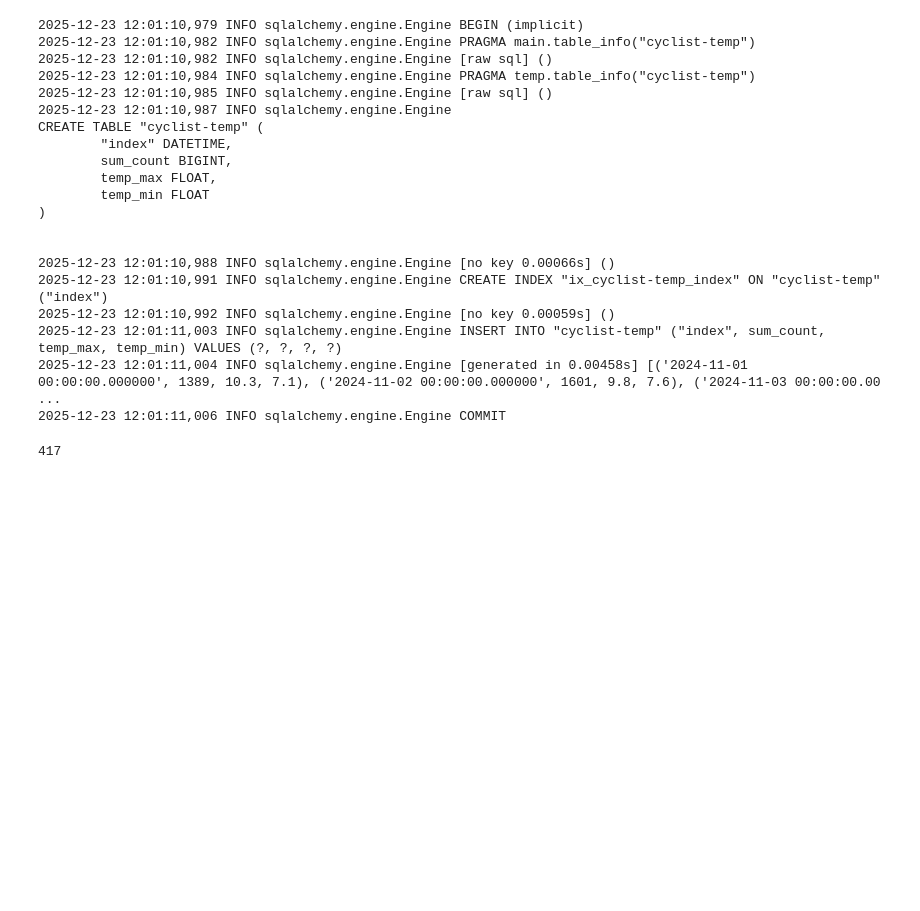
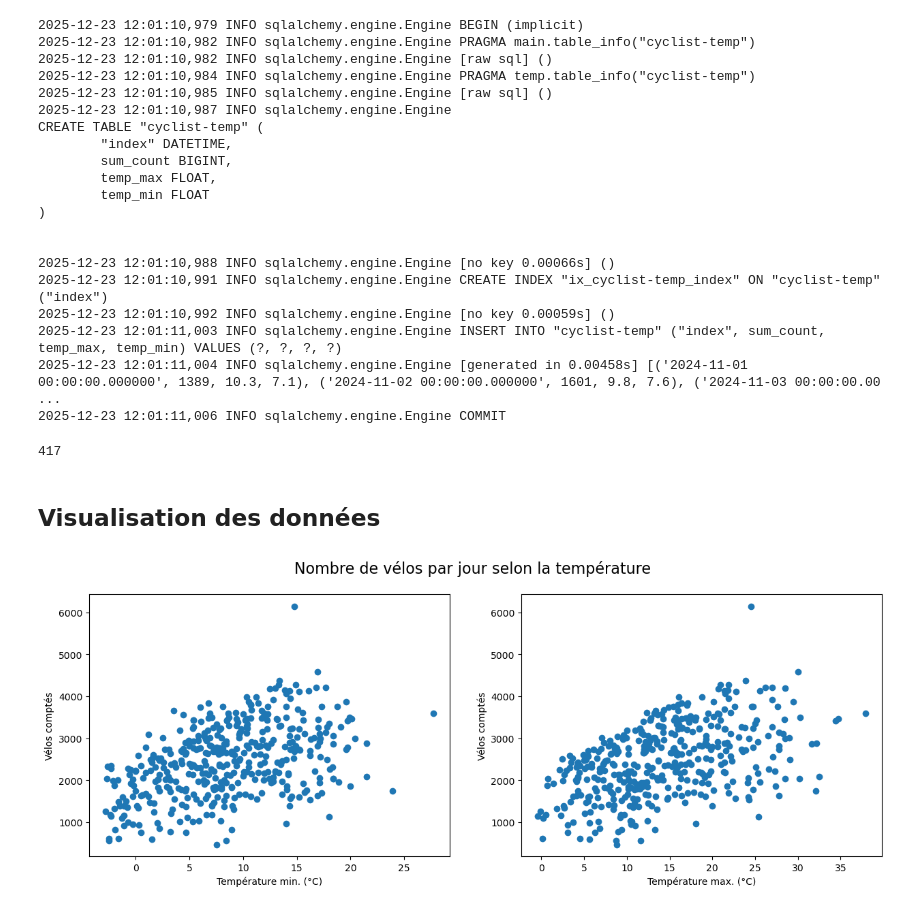
Before and after one commit to dubois-j/CampNum-Extraction-donnees, a Jupyter notebook: notebooks/3-miniproj.ipynb, the cells around one changed output. Saved outputs shown, nothing was run; the diff lists cells and outputs as text; code cells hidden in the pictures; blank space fills up the shorter version.

Commit message:
feat: scatter plots

```diff
--- a/notebooks/3-miniproj.ipynb
+++ b/notebooks/3-miniproj.ipynb
@@ -163,3 +163,17 @@ CREATE TABLE "cyclist-temp" (
 417
 # %%
 sqlite_connection.close()
+# %% [markdown]
+## Visualisation des données
+# %%
+fig, axes = plt.subplots(1,2,figsize=(15, 5))
+axes[0].scatter(df["temp_min"], df["sum_count"])
+axes[0].set_xlabel("Température min. (°C)")
+axes[0].set_ylabel("Vélos comptés")
+axes[1].scatter(df["temp_max"], df["sum_count"])
+axes[1].set_xlabel("Température max. (°C)")
+axes[1].set_ylabel("Vélos comptés")
+fig.suptitle("Nombre de vélos par jour selon la température", fontsize=16)
+plt.show()
+# %% [output]
+[figure, added]
```
Also changed, not shown: parts of 1 cell of this notebook.
